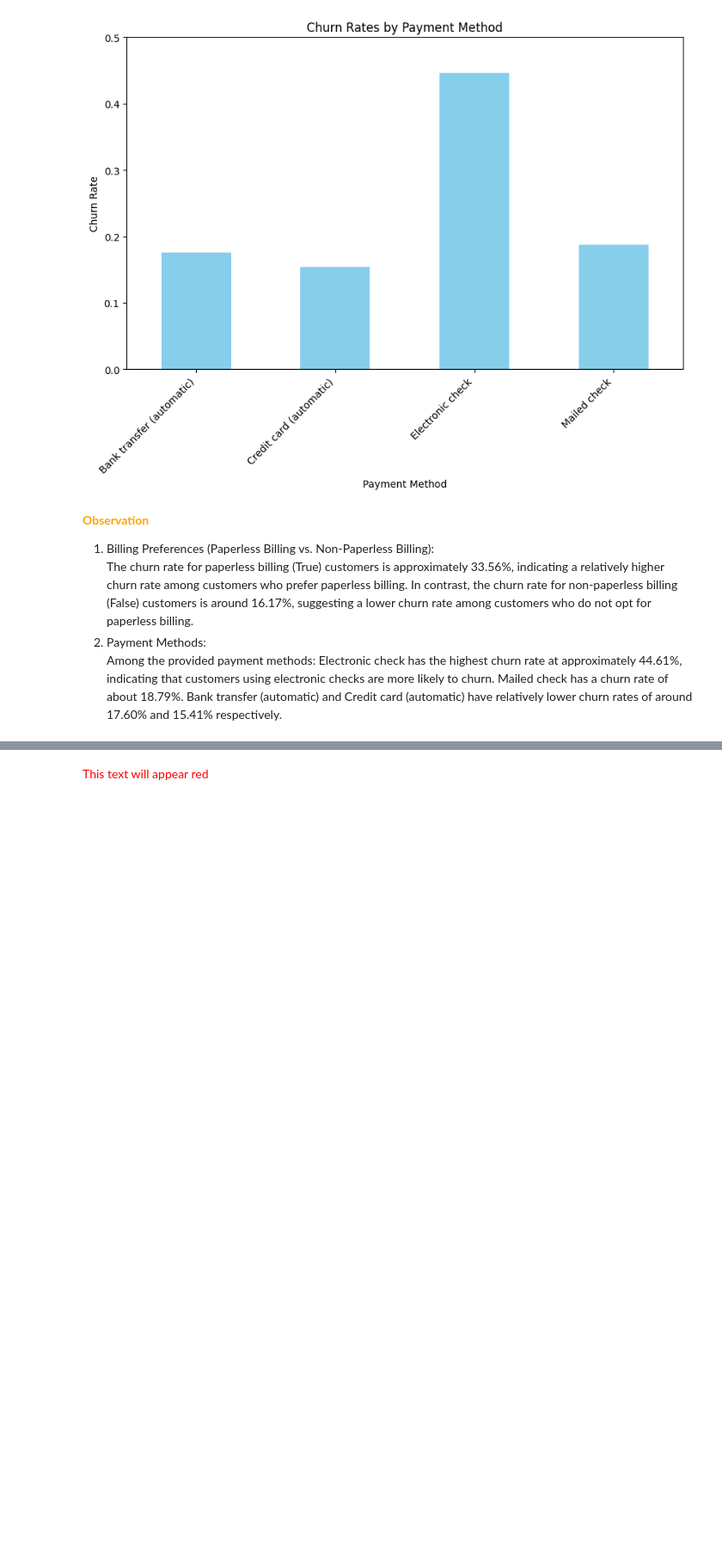
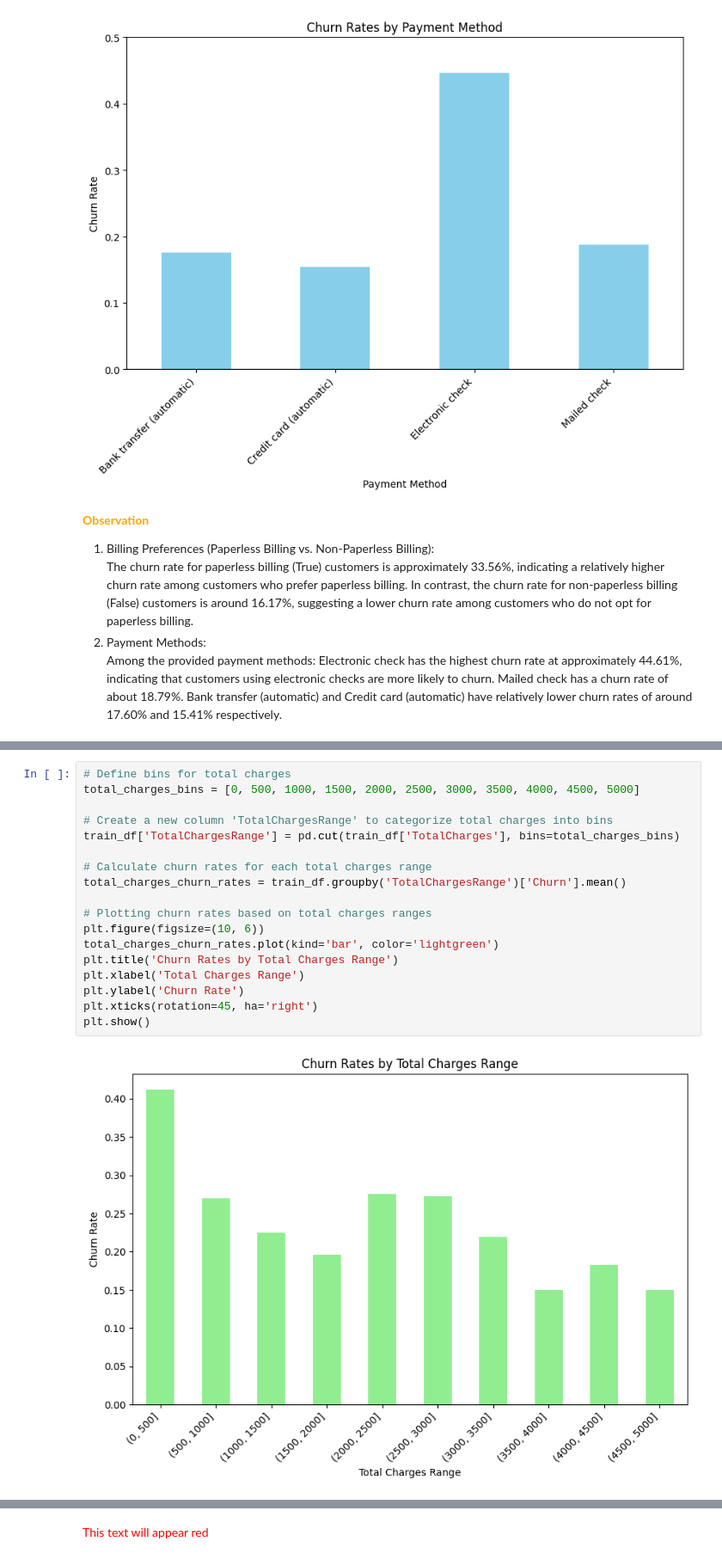
Before and after one commit to wamathaiwandeto/Customer-Churn-Prediction, a Jupyter notebook: churn.ipynb, the cells around one changed output, grey strips where cells are left out. Shown at 86% size. Cells and saved outputs as stored; diff of their text form; blank space fills up the shorter version.

```diff
--- a/churn.ipynb
+++ b/churn.ipynb
@@ -863,0 +925,20 @@ Bank transfer (automatic) and Credit card (automatic) have relatively lower chur
+# %%
+# Define bins for total charges
+total_charges_bins = [0, 500, 1000, 1500, 2000, 2500, 3000, 3500, 4000, 4500, 5000]
+
+# Create a new column 'TotalChargesRange' to categorize total charges into bins
+train_df['TotalChargesRange'] = pd.cut(train_df['TotalCharges'], bins=total_charges_bins)
+
+# Calculate churn rates for each total charges range
+total_charges_churn_rates = train_df.groupby('TotalChargesRange')['Churn'].mean()
+
+# Plotting churn rates based on total charges ranges
+plt.figure(figsize=(10, 6))
+total_charges_churn_rates.plot(kind='bar', color='lightgreen')
+plt.title('Churn Rates by Total Charges Range')
+plt.xlabel('Total Charges Range')
+plt.ylabel('Churn Rate')
+plt.xticks(rotation=45, ha='right')
+plt.show()
+# %% [output]
+[figure, added]
```
Also changed, not shown: parts of 4 cells of this notebook.
